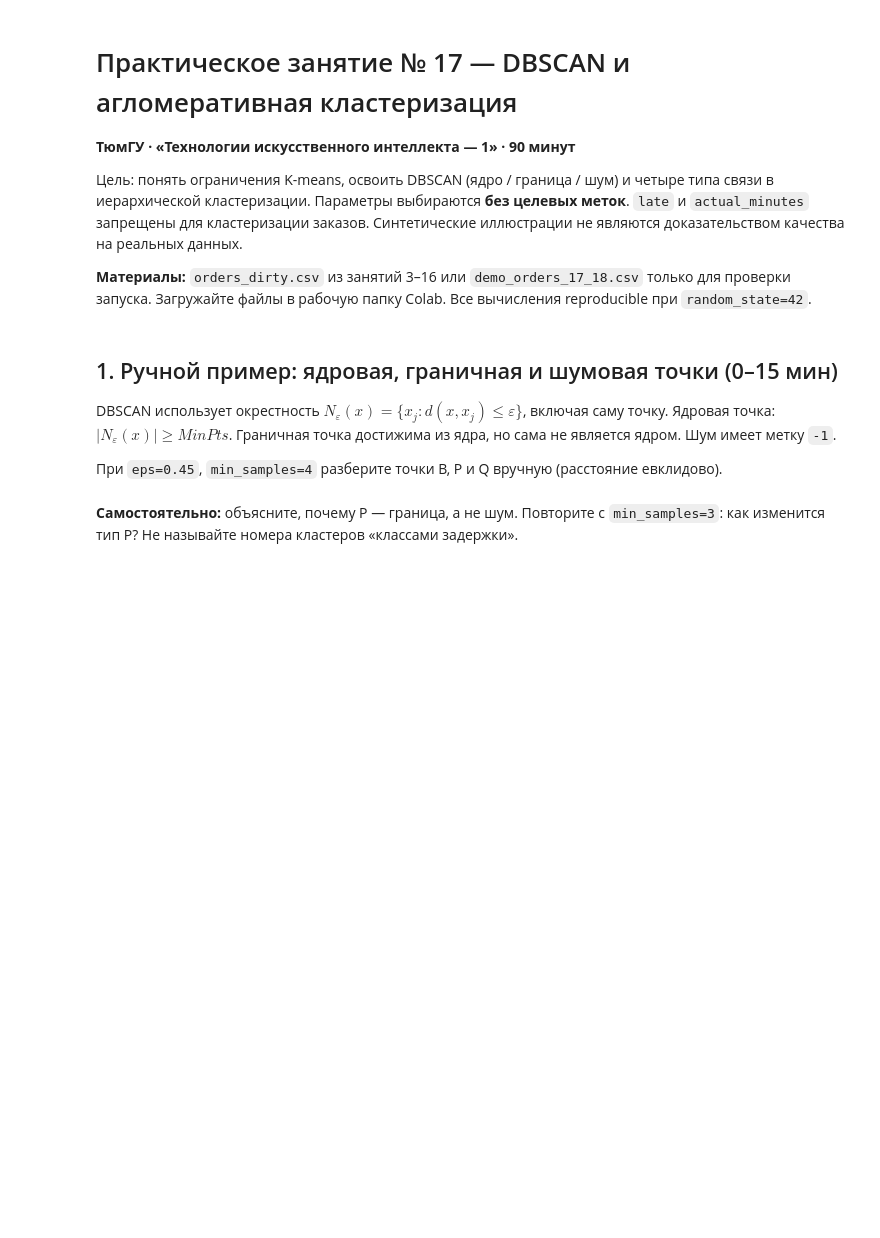
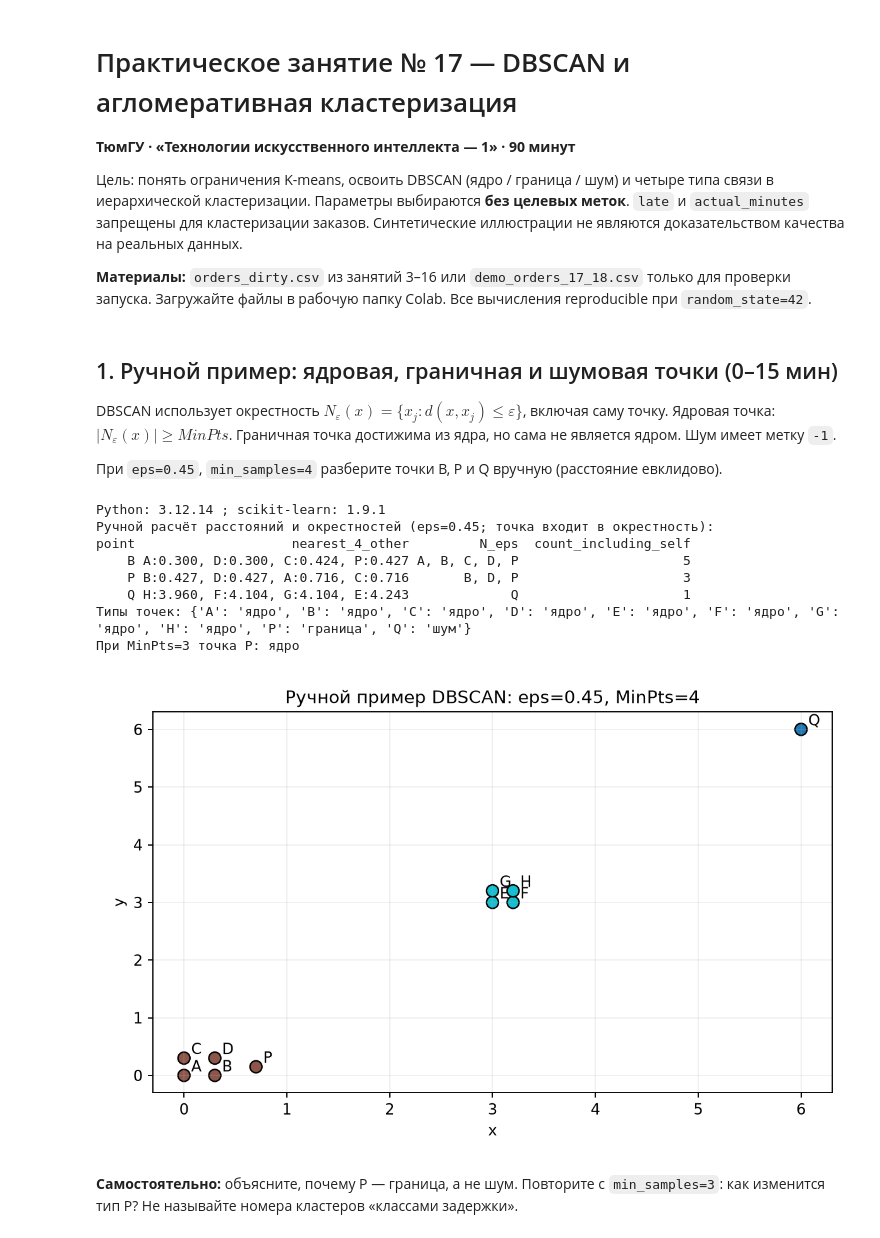
Before and after one commit to Vladislav-Evg-Sid/utmn-master-degree, a Jupyter notebook: tii/lb17/17_student.ipynb, the cells around one changed output. Saved outputs shown, nothing was run; the diff lists cells and outputs as text; code cells hidden in the pictures; blank space fills up the shorter version.

```diff
--- a/tii/lb17/17_student.ipynb
+++ b/tii/lb17/17_student.ipynb
@@ -13,33 +13,56 @@ DBSCAN использует окрестность $N_\varepsilon(x)=\{x_j:d(x,x
 # %%
 import sys, numpy as np, pandas as pd, matplotlib.pyplot as plt
 from pathlib import Path
 from sklearn.cluster import DBSCAN, KMeans, AgglomerativeClustering
 from sklearn.datasets import make_moons
 from sklearn.metrics import silhouette_score, adjusted_rand_score
 from sklearn.impute import SimpleImputer
 from sklearn.preprocessing import StandardScaler
 from sklearn.neighbors import NearestNeighbors
 from scipy.cluster.hierarchy import linkage, dendrogram
-print('Python:', sys.version.split()[0]); import sklearn; print('scikit-learn:',sklearn.__version__)
-np.set_printoptions(precision=3, suppress=True)
+import sklearn
+from IPython.display import display, Image
+print('Python:',sys.version.split()[0],'; scikit-learn:',sklearn.__version__)
+np.set_printoptions(precision=3,suppress=True)
 
-POINTS = {'A':(0,0),'B':(.3,0),'C':(0,.3),'D':(.3,.3),
-          'E':(3,3),'F':(3.2,3),'G':(3,3.2),'H':(3.2,3.2),
-          'P':(.7,.15),'Q':(6,6)}
+POINTS={'A':(0,0),'B':(.3,0),'C':(0,.3),'D':(.3,.3),
+        'E':(3,3),'F':(3.2,3),'G':(3,3.2),'H':(3.2,3.2),
+        'P':(.7,.15),'Q':(6,6)}
 names=list(POINTS); xy=np.array(list(POINTS.values()),float)
-eps_toy=0.45; minpts_toy=4
-neighborhood={n:[names[j] for j in np.where(np.linalg.norm(xy-xy[i],axis=1)<=eps_toy+1e-12)[0]] for i,n in enumerate(names)}
+eps_toy=.45; minpts_toy=4
+distances_toy=pd.DataFrame(np.linalg.norm(xy[:,None,:]-xy[None,:,:],axis=2),index=names,columns=names)
+neighborhood={n:distances_toy.columns[distances_toy.loc[n]<=eps_toy+1e-12].tolist() for n in names}
+manual_rows=[]
 for n in ['B','P','Q']:
-    print(n, 'N_eps =', neighborhood[n], '|N| =',len(neighborhood[n]))
+    neighbors=neighborhood[n]
+    manual_rows.append({'point':n,'nearest_4_other':', '.join(f'{x}:{v:.3f}' for x,v in distances_toy.loc[n].drop(n).nsmallest(4).items()),
+                        'N_eps':', '.join(neighbors),'count_including_self':len(neighbors)})
+manual=pd.DataFrame(manual_rows)
+print('Ручной расчёт расстояний и окрестностей (eps=0.45; точка входит в окрестность):')
+print(manual.to_string(index=False))
 db_toy=DBSCAN(eps=eps_toy,min_samples=minpts_toy).fit(xy)
 core_toy={names[i] for i in db_toy.core_sample_indices_}
 classification={n:('шум' if lab==-1 else ('ядро' if n in core_toy else 'граница')) for n,lab in zip(names,db_toy.labels_)}
-print('Классификация:',classification)
+print('Типы точек:',classification)
 assert classification['B']=='ядро' and classification['P']=='граница' and classification['Q']=='шум'
+db_toy_3=DBSCAN(eps=eps_toy,min_samples=3).fit(xy)
+print('При MinPts=3 точка P:', 'ядро' if names.index('P') in db_toy_3.core_sample_indices_ else 'не ядро')
+manual.to_csv('17_manual_neighbors.csv',index=False,encoding='utf-8-sig')
 fig,ax=plt.subplots(figsize=(7,4.5))
 ax.scatter(xy[:,0],xy[:,1],c=db_toy.labels_,cmap='tab10',s=65,edgecolor='black')
-for n,(x,y) in POINTS.items():ax.annotate(n,(x+.07,y+.07))
-ax.set(xlabel='x',ylabel='y',title='Ручной пример DBSCAN: eps=0.45, MinPts=4');ax.grid(alpha=.2);plt.show()
+for n,(x,y) in POINTS.items(): ax.annotate(n,(x+.07,y+.07))
+ax.set(xlabel='x',ylabel='y',title='Ручной пример DBSCAN: eps=0.45, MinPts=4');ax.grid(alpha=.2)
+fig.tight_layout();fig.savefig('17_manual_dbscan.png',dpi=170);display(Image(filename='17_manual_dbscan.png'));plt.close(fig)
+# %% [output]
+Python: 3.12.14 ; scikit-learn: 1.9.1
+Ручной расчёт расстояний и окрестностей (eps=0.45; точка входит в окрестность):
+point                    nearest_4_other         N_eps  count_including_self
+    B A:0.300, D:0.300, C:0.424, P:0.427 A, B, C, D, P                     5
+    P B:0.427, D:0.427, A:0.716, C:0.716       B, D, P                     3
+    Q H:3.960, F:4.104, G:4.104, E:4.243             Q                     1
+Типы точек: {'A': 'ядро', 'B': 'ядро', 'C': 'ядро', 'D': 'ядро', 'E': 'ядро', 'F': 'ядро', 'G': 'ядро', 'H': 'ядро', 'P': 'граница', 'Q': 'шум'}
+При MinPts=3 точка P: ядро
+[figure, added]
 # %% [markdown]
 **Самостоятельно:** объясните, почему P — граница, а не шум. Повторите с `min_samples=3`: как изменится тип P? Не называйте номера кластеров «классами задержки».
 # %% [markdown]
```
Also changed, not shown: parts of 6 cells of this notebook, 19 other files.
